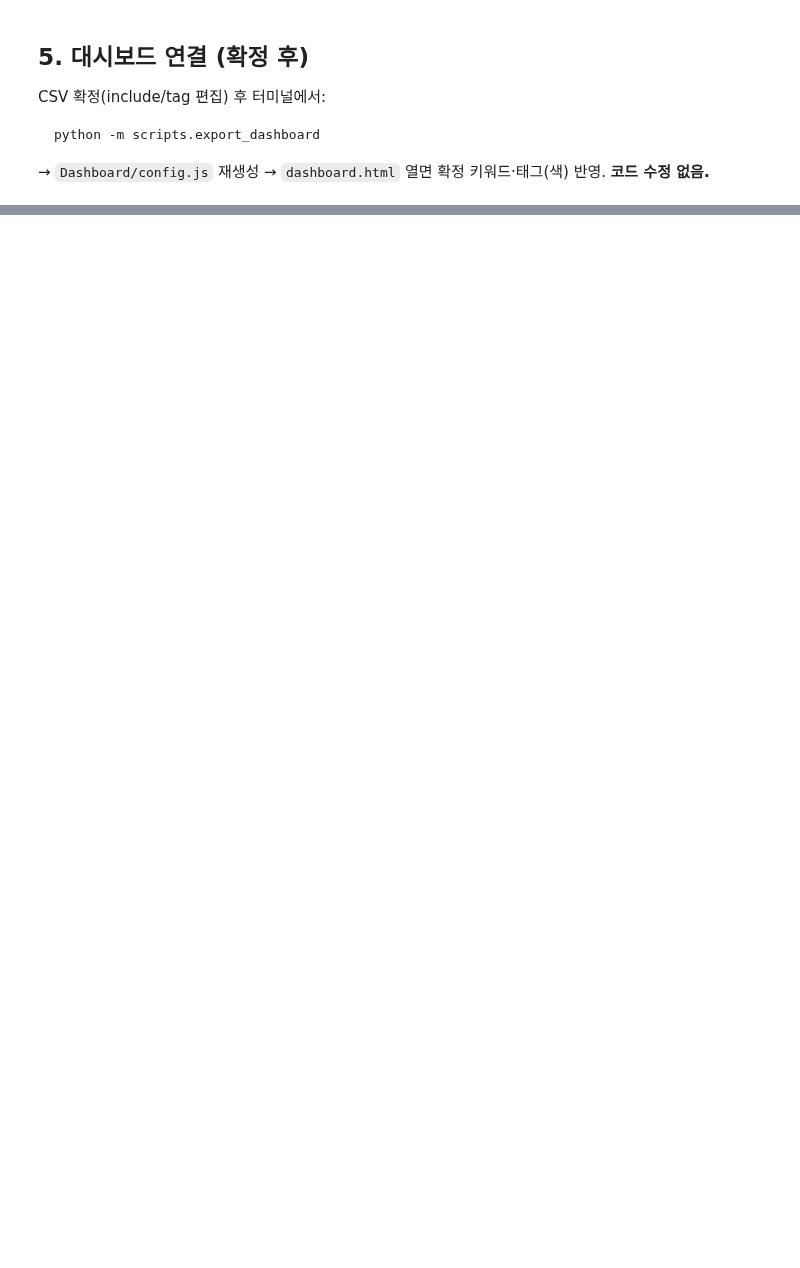
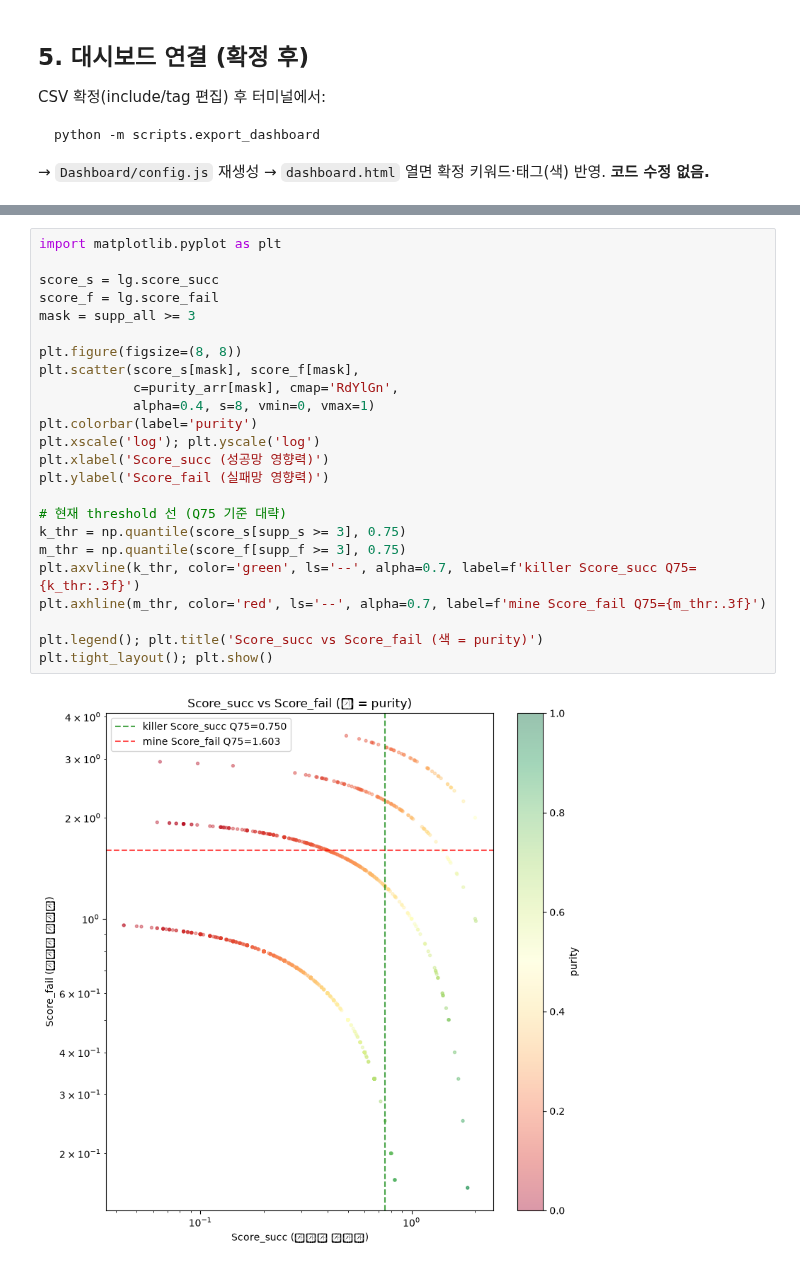
Before and after one commit to Song-exp/Seven-eleven, a Jupyter notebook: experiments/notebooks/keyword_finalization.ipynb, the cells around one changed output, grey strips where cells are left out. Drawn from its saved outputs; the diff is of its cells as text; blank space fills up the shorter version.

```diff
--- a/experiments/notebooks/keyword_finalization.ipynb
+++ b/experiments/notebooks/keyword_finalization.ipynb
@@ -174,0 +1900,26 @@ python -m scripts.export_dashboard
+# %%
+import matplotlib.pyplot as plt
+
+score_s = lg.score_succ
+score_f = lg.score_fail
+mask = supp_all >= 3
+
+plt.figure(figsize=(8, 8))
+plt.scatter(score_s[mask], score_f[mask],
+            c=purity_arr[mask], cmap='RdYlGn',
+            alpha=0.4, s=8, vmin=0, vmax=1)
+plt.colorbar(label='purity')
+plt.xscale('log'); plt.yscale('log')
+plt.xlabel('Score_succ (성공망 영향력)')
+plt.ylabel('Score_fail (실패망 영향력)')
+
+# 현재 threshold 선 (Q75 기준 대략)
+k_thr = np.quantile(score_s[supp_s >= 3], 0.75)
+m_thr = np.quantile(score_f[supp_f >= 3], 0.75)
+plt.axvline(k_thr, color='green', ls='--', alpha=0.7, label=f'killer Score_succ Q75={k_thr:.3f}')
+plt.axhline(m_thr, color='red', ls='--', alpha=0.7, label=f'mine Score_fail Q75={m_thr:.3f}')
+
+plt.legend(); plt.title('Score_succ vs Score_fail (색 = purity)')
+plt.tight_layout(); plt.show()
+# %% [output]
+[figure, added]
```
Also changed, not shown: parts of 66 cells of this notebook.
